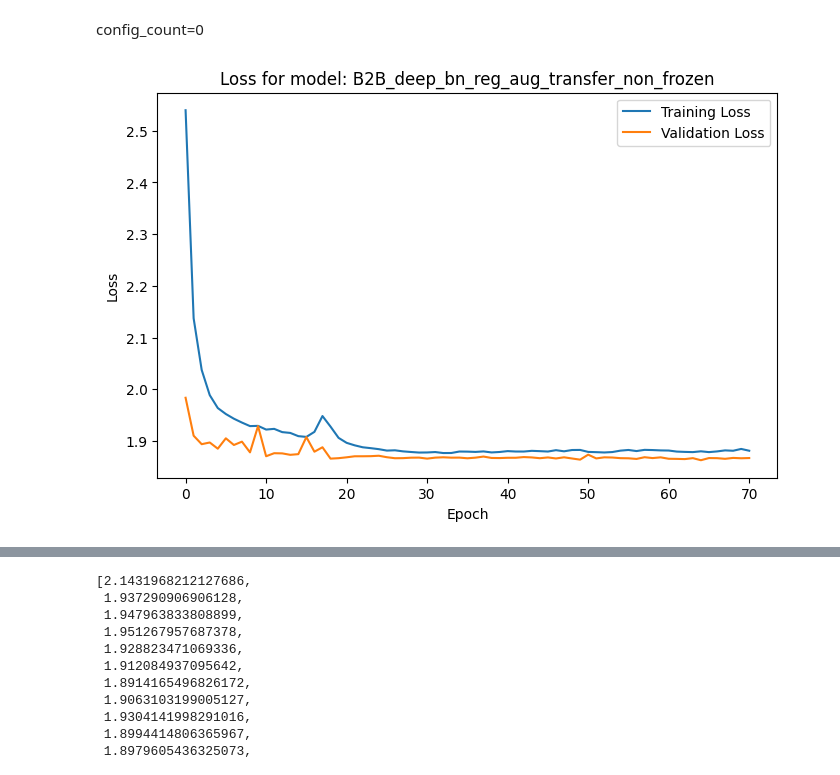
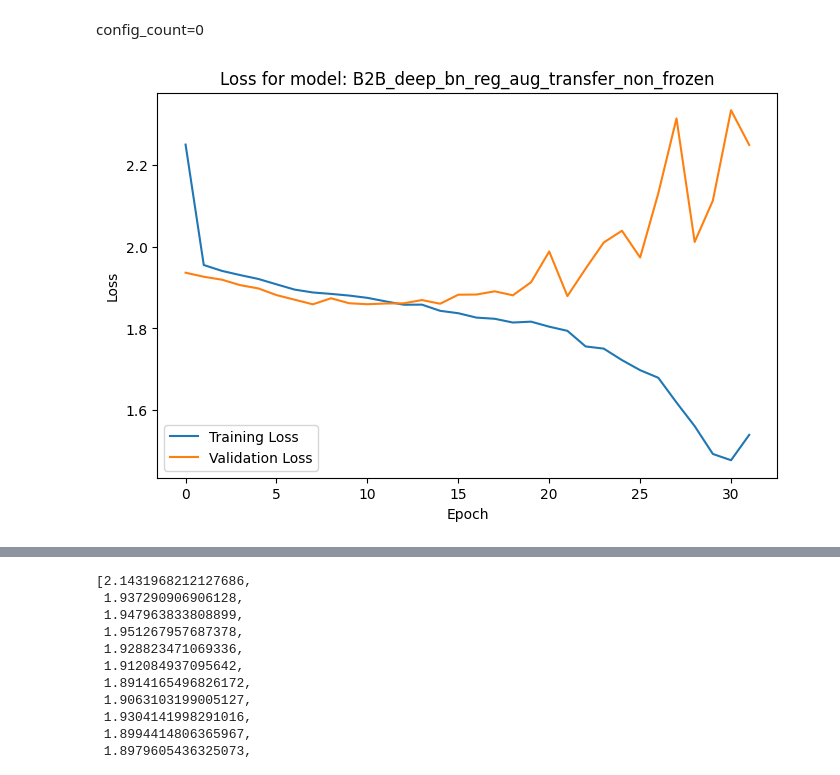
Before and after one commit to MocanuPaulC/DL-assignment, a Jupyter notebook: part_2/training.ipynb, the cells around one changed output, grey strips where cells are left out. Saved outputs shown, nothing was run; the diff lists cells and outputs as text; code cells hidden in the pictures.

```diff
--- a/part_2/training.ipynb
+++ b/part_2/training.ipynb
@@ -375,33 +408,33 @@ for entry in model_list:
         save_weights_only=False,
         verbose=0
     )
 
     callbacks = [checkpoint]
 
     early_stop_loss = DelayedEarlyStopping(
         monitor='val_accuracy',
         patience=10,
         verbose=0,
         restore_best_weights=False,
-        delay=60  # begin checks after 60 epochs
+        delay=20  # begin checks after 60 epochs
     )
 
     callbacks.append(early_stop_loss)
 
     callbacks.append(LiveLossPlot(model_name=model_name))
 
     history = entry["model"].fit(
-        train_block_2_dataset_aug,
+        train_block_2_dataset_raw,
         validation_data=val_block_2_dataset,
         epochs=entry["epochs"],
         batch_size=entry["batch_size"],
         verbose=1,
         callbacks=callbacks
     )
     entry["history"] = history
     entry['best_model_path'] = checkpoint_path
     df_model_summary = pd.DataFrame([
     {k: v for k, v in entry.items() if k not in ['model', 'train_data', 'val_data','test_data']} for entry in model_list])
     df_model_summary.to_csv(f"transfer_model_summary_config_{config_count}.csv", index=False)
 # %% [output]
-[figure, old version]
+[figure, new version]
```
Also changed, not shown: parts of 9 cells of this notebook, 6 other files.
